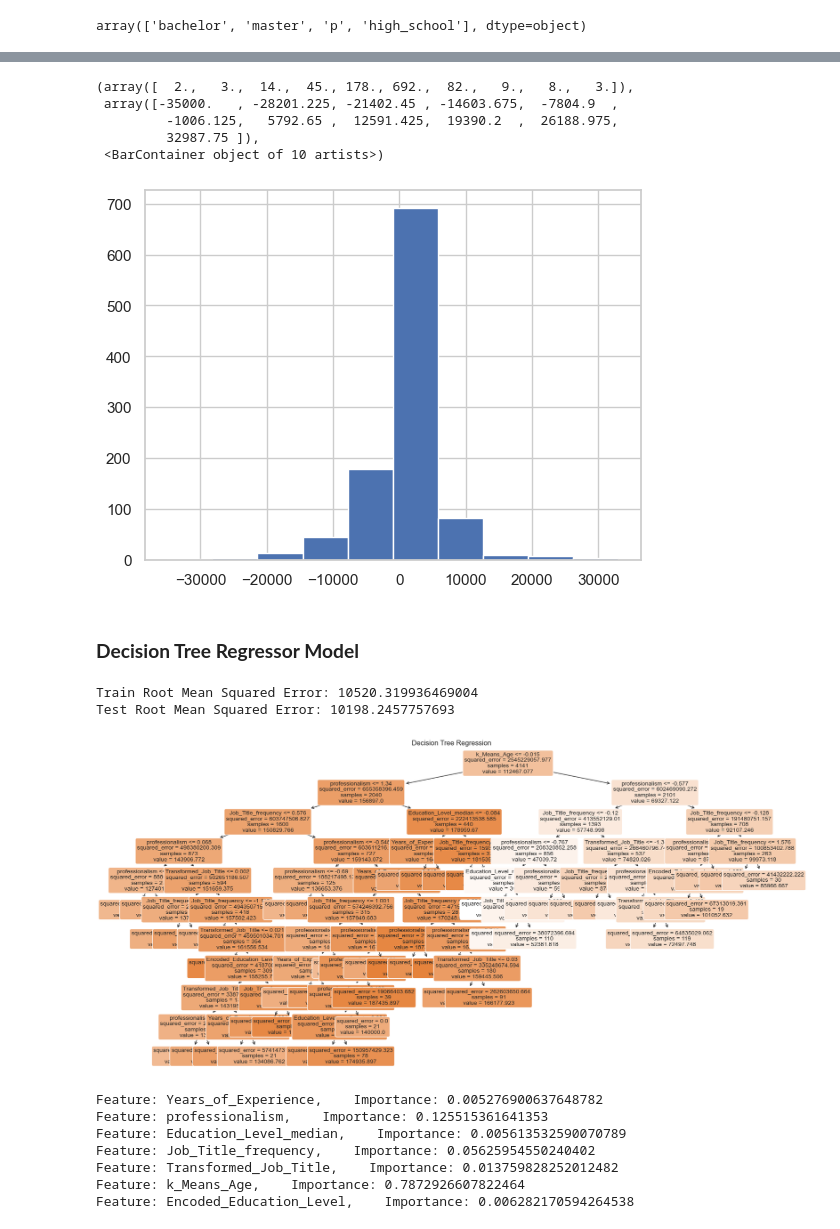
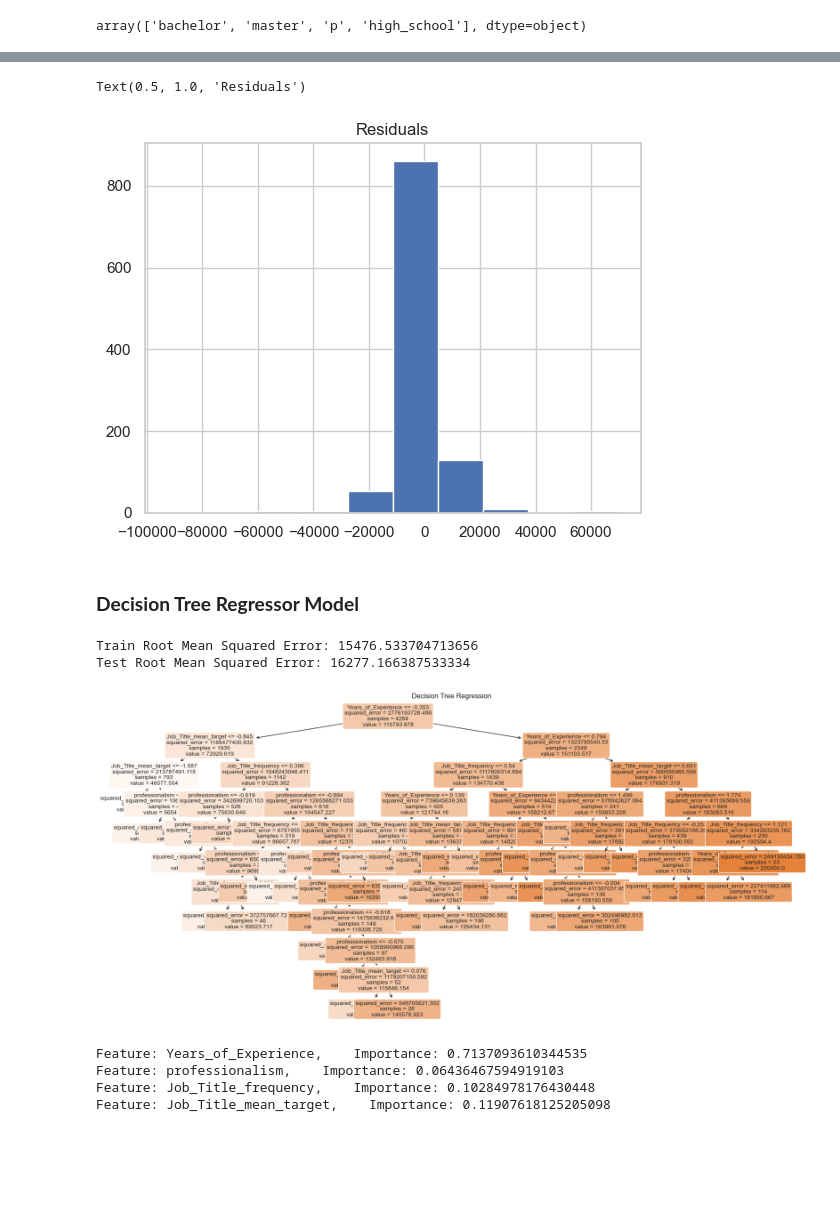
Before and after one commit to Saarle/Regression-Project, a Jupyter notebook: Regression_Project_.ipynb, the cells around one changed output, grey strips where cells are left out. Saved outputs shown, nothing was run; the diff lists cells and outputs as text; code cells hidden in the pictures; blank space fills up the shorter version.

```diff
--- a/Regression_Project_.ipynb
+++ b/Regression_Project_.ipynb
@@ -254,10 +311,10 @@ sns.jointplot(x='Age', y='Salary', data=data, kind='reg')
 # %%
 
-# Define bin edges
-age_bins = [20,50,80]
+# # Define bin edges
+# age_bins = [20,50,80]
 
-# Create a new column 'AgeBin' with bin labels
-data['AgeBin'] = pd.cut(data['Age'], bins=age_bins, labels=['20-49','50-80'])
+# # Create a new column 'AgeBin' with bin labels
+# data['AgeBin'] = pd.cut(data['Age'], bins=age_bins, labels=['20-49','50-80'])
 # %%
 job = data.groupby('Job_Title').size().reset_index(name='count').sort_values(by='count' ,ascending=False)
 
@@ -394,6 +470,6 @@ data
 # %%
 # data = pd.get_dummies(data,columns=['Gender'])
-data = data[(data['Salary']<200000) & (data['Salary']>20000)]
+# data = data[(data['Salary']<200000) & (data['Salary']>20000)]
 # %%
 # Split values in the 'Job_Title' column and convert to lowercase
 data['Job_Title'] = data['Job_Title'].str.split('|').str.join(' ').str.lower()
@@ -633,12 +719,9 @@ ax.plot(np.linspace(amin, amax, 2), np.linspace(amin, amax, 2),
 # %%
 plt.hist(X_test['y']-X_test['Predicted'])
+plt.title('Residuals')
 # %% [output]
-(array([  2.,   3.,  14.,  45., 178., 692.,  82.,   9.,   8.,   3.]),
- array([-35000.   , -28201.225, -21402.45 , -14603.675,  -7804.9  ,
-         -1006.125,   5792.65 ,  12591.425,  19390.2  ,  26188.975,
-         32987.75 ]),
- <BarContainer object of 10 artists>)
+Text(0.5, 1.0, 'Residuals')
-[figure, old version]
+[figure, new version]
 # %% [markdown]
 ### **Decision Tree Regressor Model**
 # %%
@@ -647,11 +730,12 @@ plt.hist(X_test['y']-X_test['Predicted'])
 # Assuming you have loaded your data into the 'data' DataFrame
 
 # Define features and target
-X = data[['Years_of_Experience', 'professionalism', 'Education_Level_median','Job_Title_frequency', 'Transformed_Job_Title', 'k_Means_Age','Encoded_Education_Level']]
+# X = data[['Years_of_Experience', 'professionalism', 'Education_Level_median','Job_Title_frequency', 'Transformed_Job_Title', 'k_Means_Age','Encoded_Education_Level']]
+X = data[['Years_of_Experience', 'professionalism','Job_Title_frequency','Job_Title_mean_target']]
 y = data.Salary
 
 # Split the data into training and testing sets
-X_train, X_test, y_train, y_test = train_test_split(X, y, test_size=0.2, random_state=42)
+X_train, X_test, y_train, y_test = train_test_split(X, y, test_size=0.2, random_state=1)
 
 # Standardize the features
 scaler = StandardScaler()
@@ -659,38 +743,38 @@ X_train_scaled = scaler.fit_transform(X_train)
 X_test_scaled = scaler.transform(X_test)
 
 # Create a DecisionTreeRegressor model
-model = DecisionTreeRegressor(max_leaf_nodes=46)
+model = DecisionTreeRegressor(max_leaf_nodes=40)
 
 # Train the model on the entire data
 model.fit(X_train_scaled, y_train)
 
 # Make predictions on the train data
 y_pred_train = model.predict(X_train_scaled)
 
 # Make predictions on the test data
 y_pred_test = model.predict(X_test_scaled)
 
 # Calculate RMSE
 rmse_train = mean_squared_error(y_train, y_pred_train, squared=False)
 rmse_test = mean_squared_error(y_test, y_pred_test, squared=False)
 
 # You can add the predicted salaries back to the DataFrame if needed
 # data['Predicted_Salary'] = y_pred
 
 # Print the RMSE
 print("Train Root Mean Squared Error:", rmse_train)
 print("Test Root Mean Squared Error:", rmse_test)
 
 # Visualize the Decision Tree
 plt.figure(figsize=(20, 10))
 plot_tree(model, feature_names=X_test.columns.tolist(), filled=True, rounded=True, fontsize=10)
 plt.title('Decision Tree Regression')
 plt.show()
 # data
 # %% [output]
-Train Root Mean Squared Error: 10520.319936469004
-Test Root Mean Squared Error: 10198.2457757693
+Train Root Mean Squared Error: 15476.533704713656
+Test Root Mean Squared Error: 16277.166387533334
-[figure, old version]
+[figure, new version]
 # %%
 feature_importances = model.feature_importances_
 
@@ -698,13 +782,10 @@ feature_importances = model.feature_importances_
 for feature_name, importance in zip(X_test.columns, feature_importances):
     print(f"Feature: {feature_name},    Importance: {importance}")
 # %% [output]
-Feature: Years_of_Experience,    Importance: 0.005276900637648782
-Feature: professionalism,    Importance: 0.125515361641353
-Feature: Education_Level_median,    Importance: 0.005613532590070789
-Feature: Job_Title_frequency,    Importance: 0.05625954550240402
-Feature: Transformed_Job_Title,    Importance: 0.013759828252012482
-Feature: k_Means_Age,    Importance: 0.7872926607822464
-Feature: Encoded_Education_Level,    Importance: 0.006282170594264538
+Feature: Years_of_Experience,    Importance: 0.7137093610344535
+Feature: professionalism,    Importance: 0.06436467594919103
+Feature: Job_Title_frequency,    Importance: 0.10284978176430448
+Feature: Job_Title_mean_target,    Importance: 0.11907618125205098
 # %%
 max_leaf_nodes= []
 rmse_train_l = []
```
Also changed, not shown: parts of 36 cells of this notebook.
